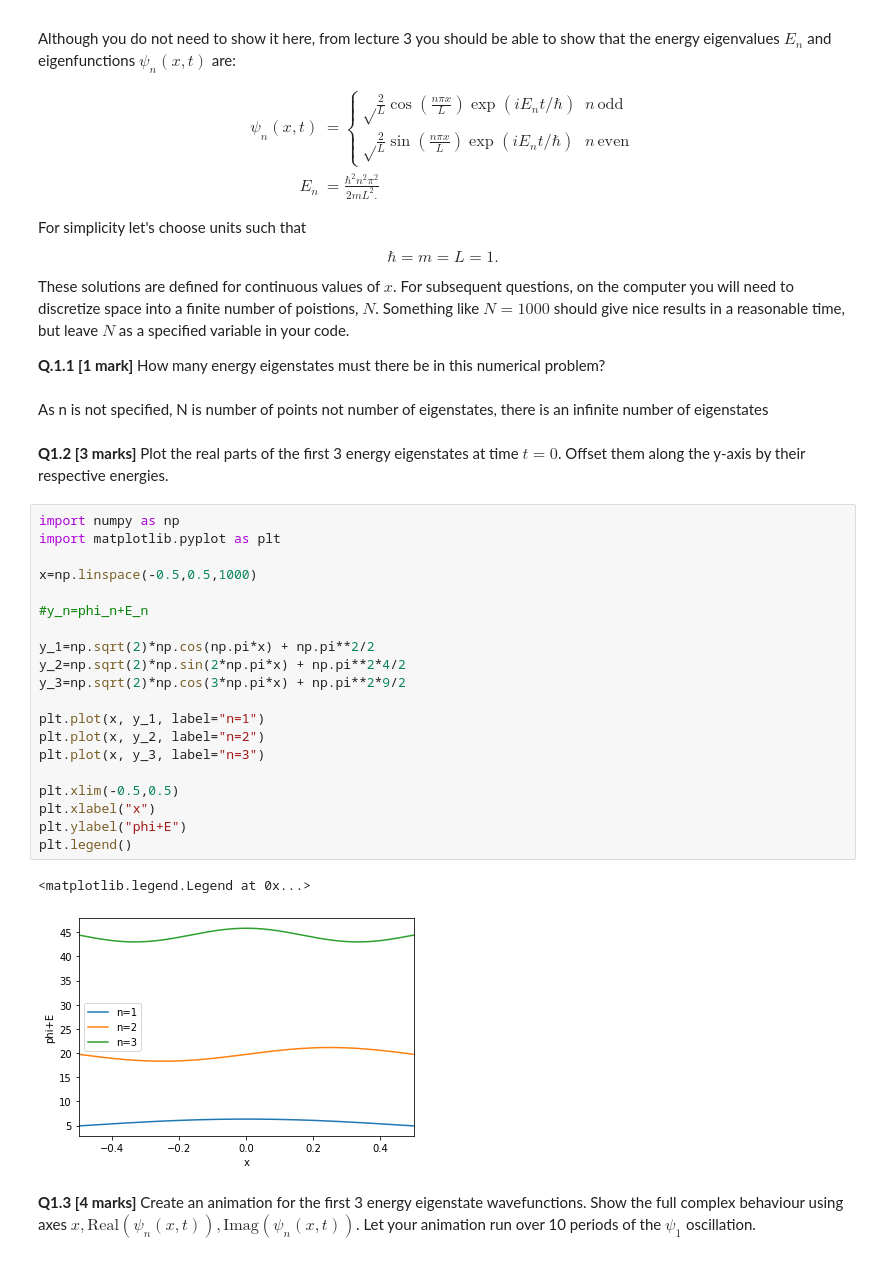
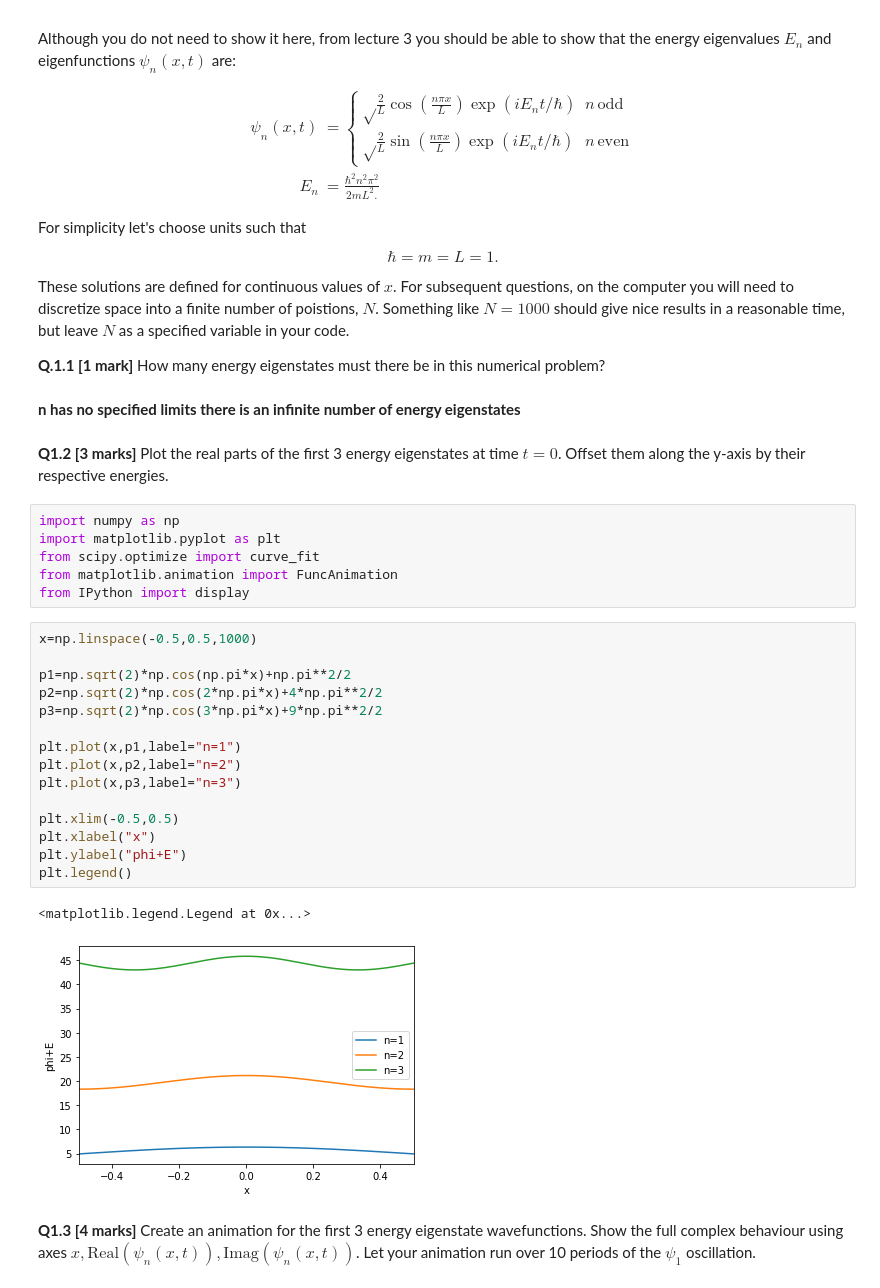
Before and after one commit to oliver2901/quantum-assignment, a Jupyter notebook: assignment_1.ipynb, the cells around one changed output. Drawn from its saved outputs; the diff is of its cells as text.

```diff
--- a/assignment_1.ipynb
+++ b/assignment_1.ipynb
@@ -41,32 +41,33 @@ $$
 These solutions are defined for continuous values of $x$. For subsequent questions, on the computer you will need to discretize space into a finite number of poistions, $N$. Something like $N=1000$ should give nice results in a reasonable time, but leave $N$ as a specified variable in your code.
 
 **Q.1.1 [1 mark]** How many energy eigenstates must there be in this numerical problem?
-# %% [markdown]
-As n is not specified, N is number of points not number of eigenstates, there is an infinite number of eigenstates
+# %% [markdown]
+**n has no specified limits there is an infinite number of energy eigenstates**
 # %% [markdown]
 **Q1.2 [3 marks]** Plot the real parts of the first 3 energy eigenstates at time $t=0$. Offset them along the y-axis by their respective energies.
-# %%
-import numpy as np
-import matplotlib.pyplot as plt
-
-x=np.linspace(-0.5,0.5,1000)
-
-#y_n=phi_n+E_n
-
-y_1=np.sqrt(2)*np.cos(np.pi*x) + np.pi**2/2
-y_2=np.sqrt(2)*np.sin(2*np.pi*x) + np.pi**2*4/2
-y_3=np.sqrt(2)*np.cos(3*np.pi*x) + np.pi**2*9/2
-
-plt.plot(x, y_1, label="n=1")
-plt.plot(x, y_2, label="n=2")
-plt.plot(x, y_3, label="n=3")
-
-plt.xlim(-0.5,0.5)
-plt.xlabel("x")
-plt.ylabel("phi+E")
-plt.legend()
-# %% [output]
-<matplotlib.legend.Legend at 0x...>
-[figure, removed]
+# %%
+import numpy as np
+import matplotlib.pyplot as plt
+from scipy.optimize import curve_fit
+from matplotlib.animation import FuncAnimation
+from IPython import display
+# %%
+x=np.linspace(-0.5,0.5,1000)
+
+p1=np.sqrt(2)*np.cos(np.pi*x)+np.pi**2/2
+p2=np.sqrt(2)*np.cos(2*np.pi*x)+4*np.pi**2/2
+p3=np.sqrt(2)*np.cos(3*np.pi*x)+9*np.pi**2/2
+
+plt.plot(x,p1,label="n=1")
+plt.plot(x,p2,label="n=2")
+plt.plot(x,p3,label="n=3")
+
+plt.xlim(-0.5,0.5)
+plt.xlabel("x")
+plt.ylabel("phi+E")
+plt.legend()
+# %% [output]
+<matplotlib.legend.Legend at 0x...>
+[figure, added]
 # %% [markdown]
 **Q1.3 [4 marks]** Create an animation for the first 3 energy eigenstate wavefunctions. Show the full complex behaviour using axes $x, \text{Real}(\psi_n(x,t)), \text{Imag}(\psi_n(x,t))$. Let your animation run over 10 periods of the $\psi_1$ oscillation.
```
Also changed, not shown: parts of 3 cells of this notebook.
